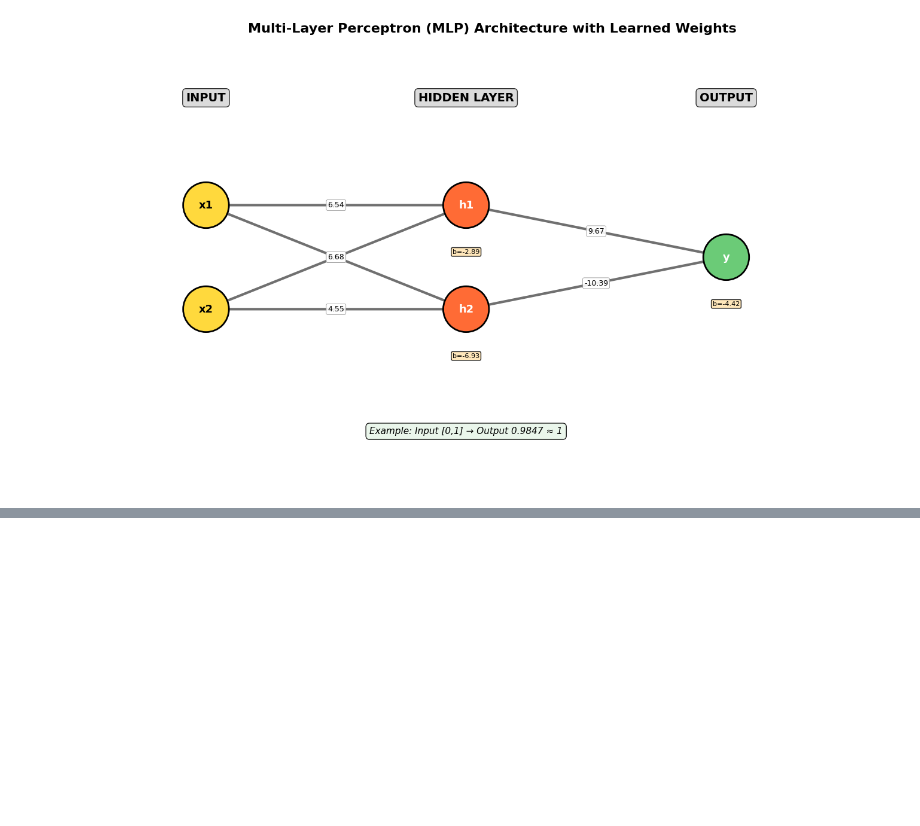
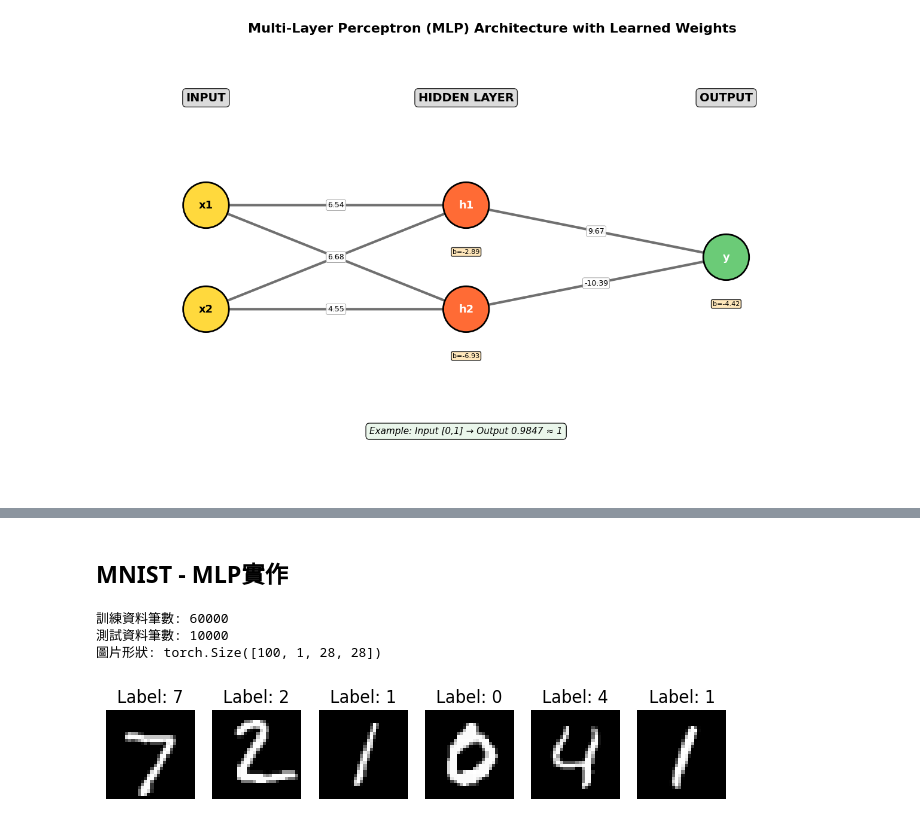
Before and after one commit to Paulyang80/DeepLearningLab, a Jupyter notebook: notebooks/03-mlp-basic.ipynb, the cells around one changed output, grey strips where cells are left out. Drawn from its saved outputs; the diff is of its cells as text; code cells hidden in the pictures; blank space fills up the shorter version.

Commit message:
Update MNIST

```diff
--- a/notebooks/03-mlp-basic.ipynb
+++ b/notebooks/03-mlp-basic.ipynb
@@ -428,0 +587,59 @@ visualize_network(w1, b1, w2, b2)
+# %% [markdown]
+## MNIST - MLP實作
+# %%
+import torch
+import torch.nn as nn
+import torch.optim as optim
+import torchvision
+import torchvision.transforms as transforms
+import matplotlib.pyplot as plt
+
+# 1. 設定參數
+INPUT_SIZE = 784       # 28x28 = 784 (MLP 只能吃向量)
+HIDDEN_SIZE = 256      # 隱藏層神經元數量 (可以自己改，試試 128 或 512)
+NUM_CLASSES = 10       # 輸出 0~9 共 10 類
+NUM_EPOCHS = 5
+BATCH_SIZE = 100
+LEARNING_RATE = 0.001  # 使用 Adam 優化器通常設 0.001
+
+# 2. 準備資料集 (自動下載)
+# ToTensor() 會把圖片轉成 Tensor，並歸一化到 [0, 1] 之間
+train_dataset = torchvision.datasets.MNIST(root='./data',
+                                           train=True,
+                                           transform=transforms.ToTensor(),
+                                           download=True)
+
+test_dataset = torchvision.datasets.MNIST(root='./data',
+                                          train=False,
+                                          transform=transforms.ToTensor())
+
+# 3. 建立 DataLoader
+train_loader = torch.utils.data.DataLoader(dataset=train_dataset,
+                                           batch_size=BATCH_SIZE,
+                                           shuffle=True)
+
+test_loader = torch.utils.data.DataLoader(dataset=test_dataset,
+                                          batch_size=BATCH_SIZE,
+                                          shuffle=False)
+
+print(f"訓練資料筆數: {len(train_dataset)}")
+print(f"測試資料筆數: {len(test_dataset)}")
+
+# 4. 偷看一下資料長什麼樣子
+examples = iter(test_loader)
+example_data, example_targets = next(examples)
+
+print(f"圖片形狀: {example_data.shape}") # [100, 1, 28, 28] -> [Batch, Channel, Height, Width]
+
+plt.figure(figsize=(8, 3))
+for i in range(6):
+    plt.subplot(1, 6, i+1)
+    plt.imshow(example_data[i][0], cmap='gray')
+    plt.title(f"Label: {example_targets[i].item()}")
+    plt.axis('off')
+plt.show()
+# %% [output]
+訓練資料筆數: 60000
+測試資料筆數: 10000
+圖片形狀: torch.Size([100, 1, 28, 28])
+[figure, added]
```
Also changed, not shown: parts of 8 cells of this notebook, 2 other files.
